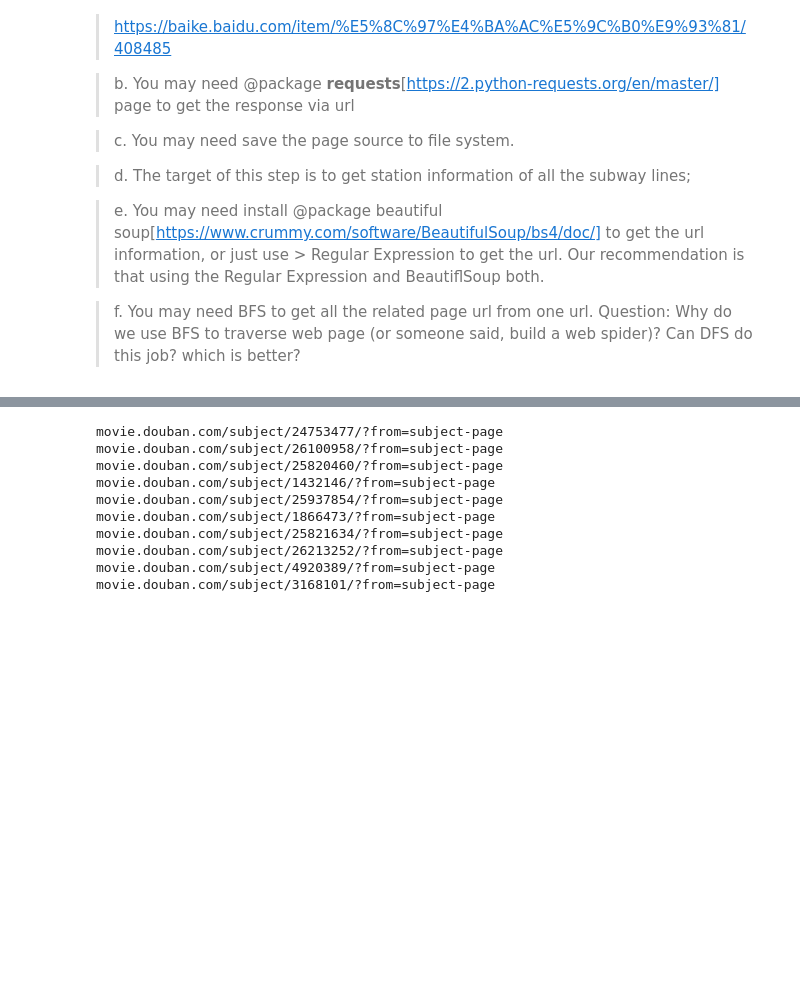
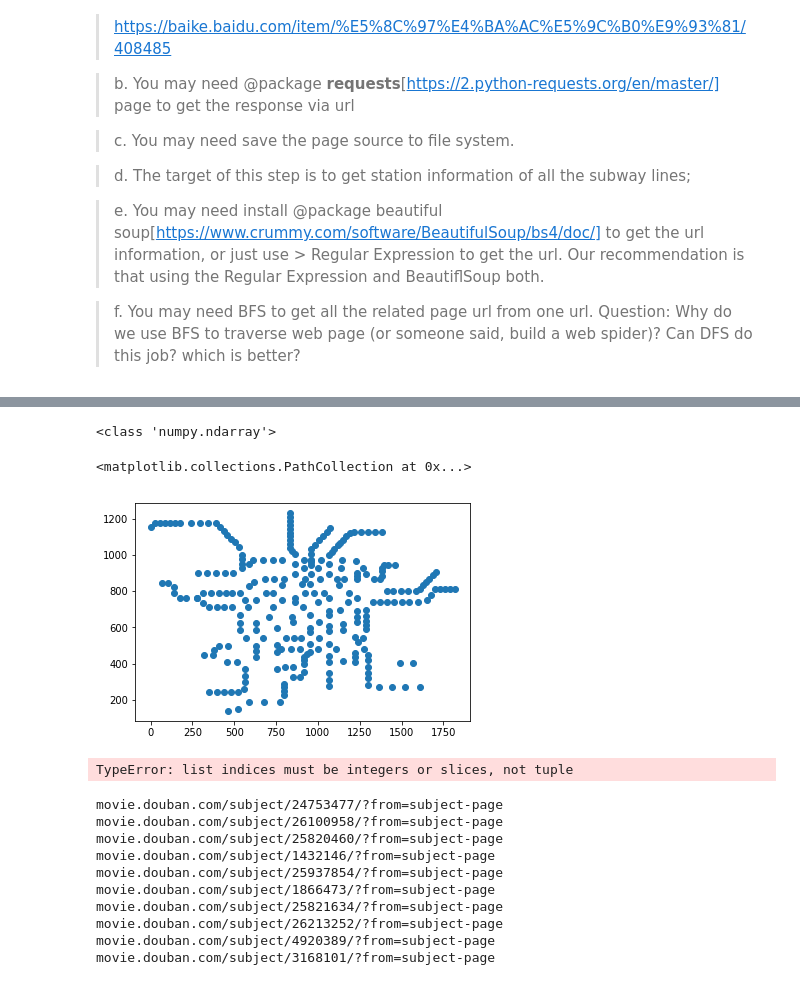
Before and after one commit to FandosWang/NLP_assignment, a Jupyter notebook: 2ed_week/Assignment-02.ipynb, the cells around one changed output, grey strips where cells are left out. Drawn from its saved outputs; the diff is of its cells as text; code cells hidden in the pictures; blank space fills up the shorter version.

```diff
--- a/2ed_week/Assignment-02.ipynb
+++ b/2ed_week/Assignment-02.ipynb
@@ -154,0 +145,3 @@ response.text
+# %%
+map_beijing = driver.page_source
+print(map_beijing)
@@ -156,0 +171,4 @@ what_we_want = r'<a href="https://(movie\.douban\.com/subject/\d+/\?from=subject
+# %%
+pattern = re.compile(station)
+stations = pattern.findall(map_beijing)
+print(stations)
@@ -156,0 +177,3 @@ what_we_want = r'<a href="https://(movie\.douban\.com/subject/\d+/\?from=subject
+# %%
+stations = np.array(stations)
+print(stations)
@@ -157,3 +198,17 @@ what_we_want = r'<a href="https://(movie\.douban\.com/subject/\d+/\?from=subject
+# %%
+position = np.array([[int(x), int(y)] for x, y, z in stations])
+#plt.scatter(int(stations[:,0]), int(stations[:,1]))
+print(type(position))
+#print(position[:,0])
+plt.scatter(position[:,0], position[:,1])
+# %% [output]
+<class 'numpy.ndarray'>
+<matplotlib.collections.PathCollection at 0x...>
+[figure, added]
+# %%
+stations_list[:,0]
+# %% [output]
+TypeError: list indices must be integers or slices, not tuple
 # %%
 pattern = re.compile(what_we_want)
 # %%
```
Also changed, not shown: parts of 9 cells of this notebook.
